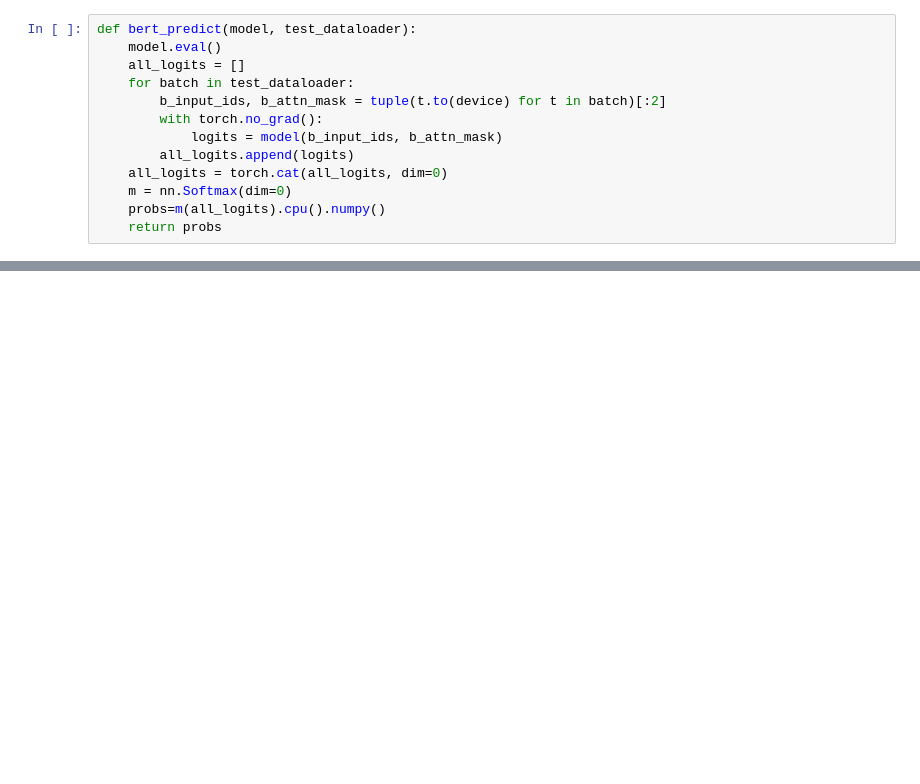
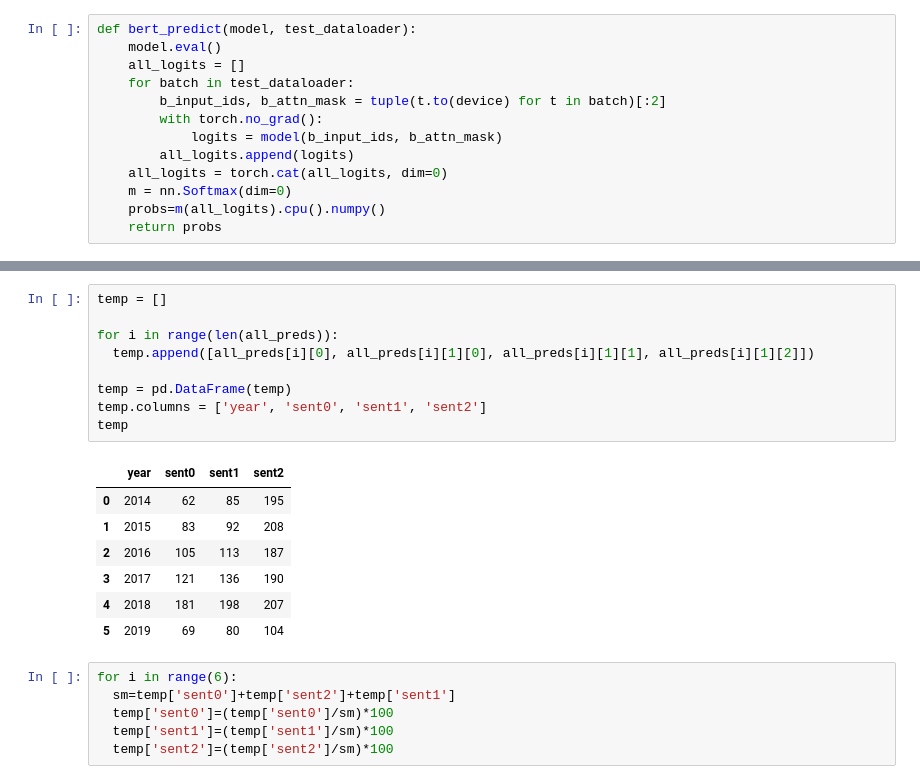
Before and after one commit to d2Anubis/Hate-Speech, a Jupyter notebook: BERT.ipynb, the cells around one changed output, grey strips where cells are left out. Saved outputs shown, nothing was run; the diff lists cells and outputs as text; blank space fills up the shorter version.

```diff
--- a/BERT.ipynb
+++ b/BERT.ipynb
@@ -308,0 +329,23 @@ dtype: int64
+# %%
+temp = []
+
+for i in range(len(all_preds)):
+  temp.append([all_preds[i][0], all_preds[i][1][0], all_preds[i][1][1], all_preds[i][1][2]])
+
+temp = pd.DataFrame(temp)
+temp.columns = ['year', 'sent0', 'sent1', 'sent2']
+temp
+# %% [output]
+|  | year | sent0 | sent1 | sent2 |
+| 0 | 2014 | 62 | 85 | 195 |
+| 1 | 2015 | 83 | 92 | 208 |
+| 2 | 2016 | 105 | 113 | 187 |
+| 3 | 2017 | 121 | 136 | 190 |
+| 4 | 2018 | 181 | 198 | 207 |
+| 5 | 2019 | 69 | 80 | 104 |
+# %%
+for i in range(6):
+  sm=temp['sent0']+temp['sent2']+temp['sent1']
+  temp['sent0']=(temp['sent0']/sm)*100
+  temp['sent1']=(temp['sent1']/sm)*100
+  temp['sent2']=(temp['sent2']/sm)*100
```
Also changed, not shown: parts of 18 cells of this notebook.
